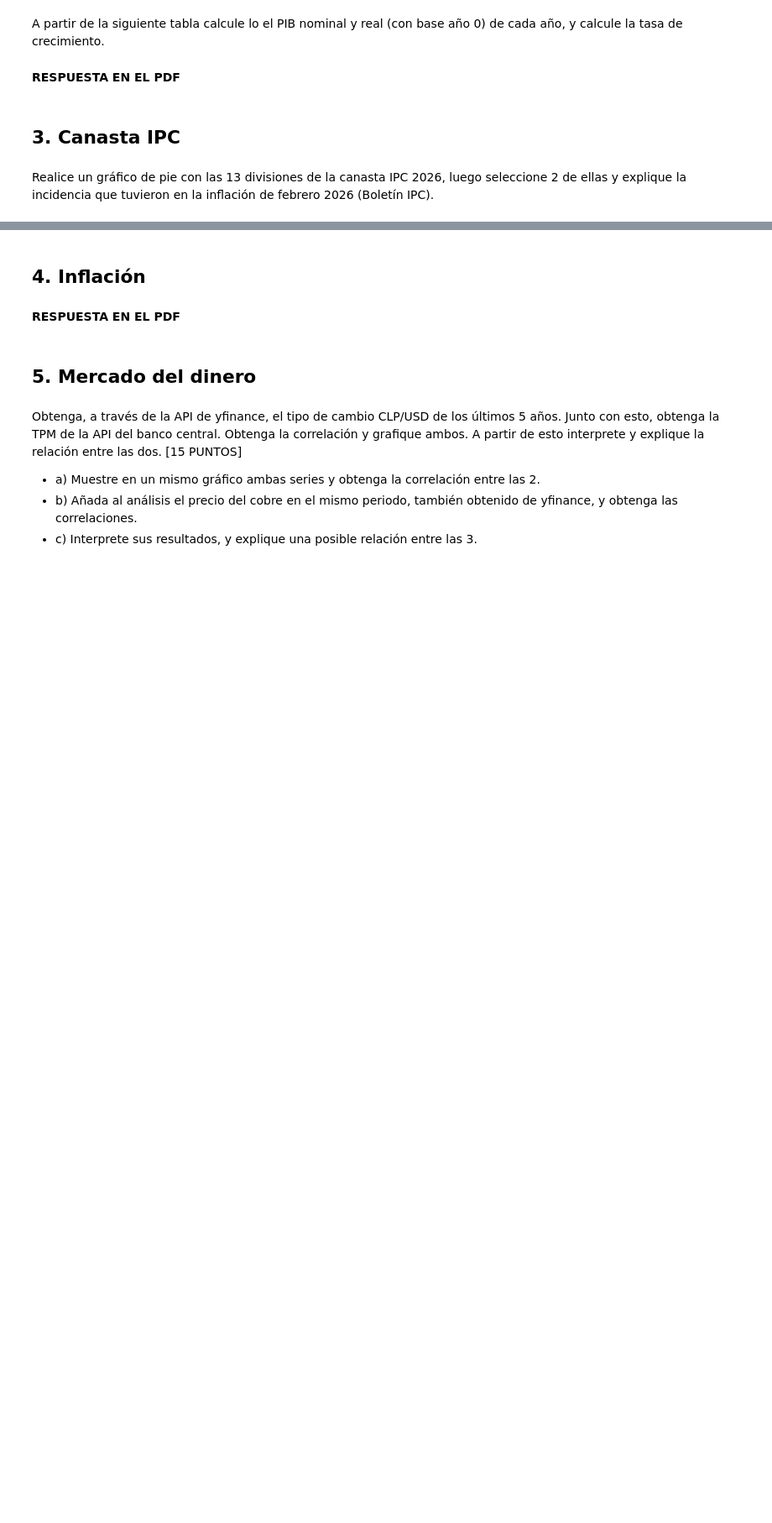
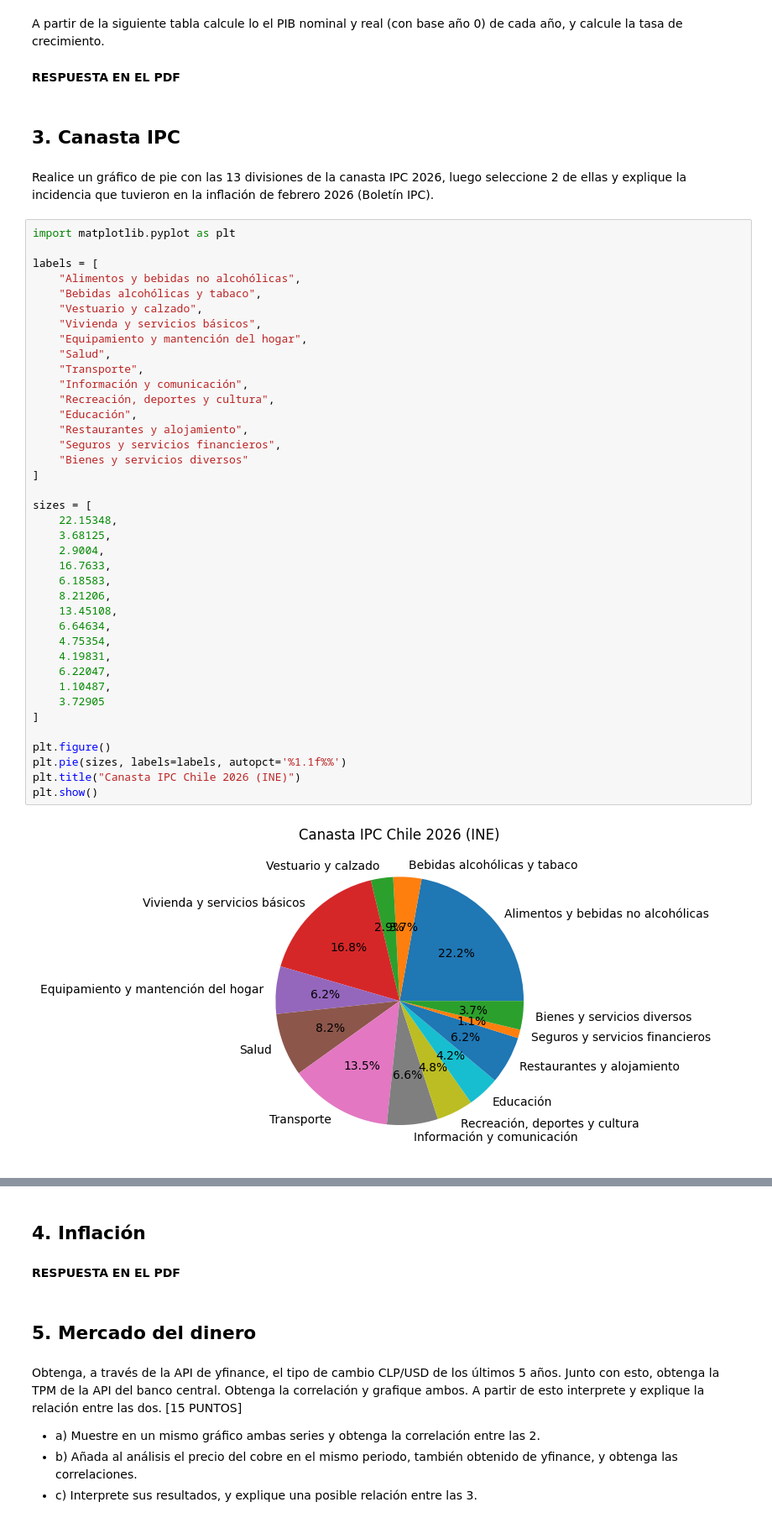
Before and after one commit to Gottch7897/iit414w-lab01-TheUltrakills, a Jupyter notebook: EvalProyectos/Tarea1.ipynb/Tarea1.ipynb, the cells around one changed output, grey strips where cells are left out. Shown at 84% size. Saved outputs shown, nothing was run; the diff lists cells and outputs as text; blank space fills up the shorter version.

```diff
--- a/EvalProyectos/Tarea1.ipynb/Tarea1.ipynb
+++ b/EvalProyectos/Tarea1.ipynb/Tarea1.ipynb
@@ -305,3 +305,44 @@ año, y calcule la tasa de crecimiento.
 # %% [markdown]
 Realice un gráfico de pie con las 13 divisiones de la canasta IPC 2026, luego seleccione 2
 de ellas y explique la incidencia que tuvieron en la inflación de febrero 2026 (Boletı́n IPC).
+# %%
+import matplotlib.pyplot as plt
+
+labels = [
+    "Alimentos y bebidas no alcohólicas",
+    "Bebidas alcohólicas y tabaco",
+    "Vestuario y calzado",
+    "Vivienda y servicios básicos",
+    "Equipamiento y mantención del hogar",
+    "Salud",
+    "Transporte",
+    "Información y comunicación",
+    "Recreación, deportes y cultura",
+    "Educación",
+    "Restaurantes y alojamiento",
+    "Seguros y servicios financieros",
+    "Bienes y servicios diversos"
+]
+
+sizes = [
+    22.15348,
+    3.68125,
+    2.9004,
+    16.7633,
+    6.18583,
+    8.21206,
+    13.45108,
+    6.64634,
+    4.75354,
+    4.19831,
+    6.22047,
+    1.10487,
+    3.72905
+]
+
+plt.figure()
+plt.pie(sizes, labels=labels, autopct='%1.1f%%')
+plt.title("Canasta IPC Chile 2026 (INE)")
+plt.show()
+# %% [output]
+[figure, added]
```
Also changed, not shown: parts of 1 cell of this notebook.
